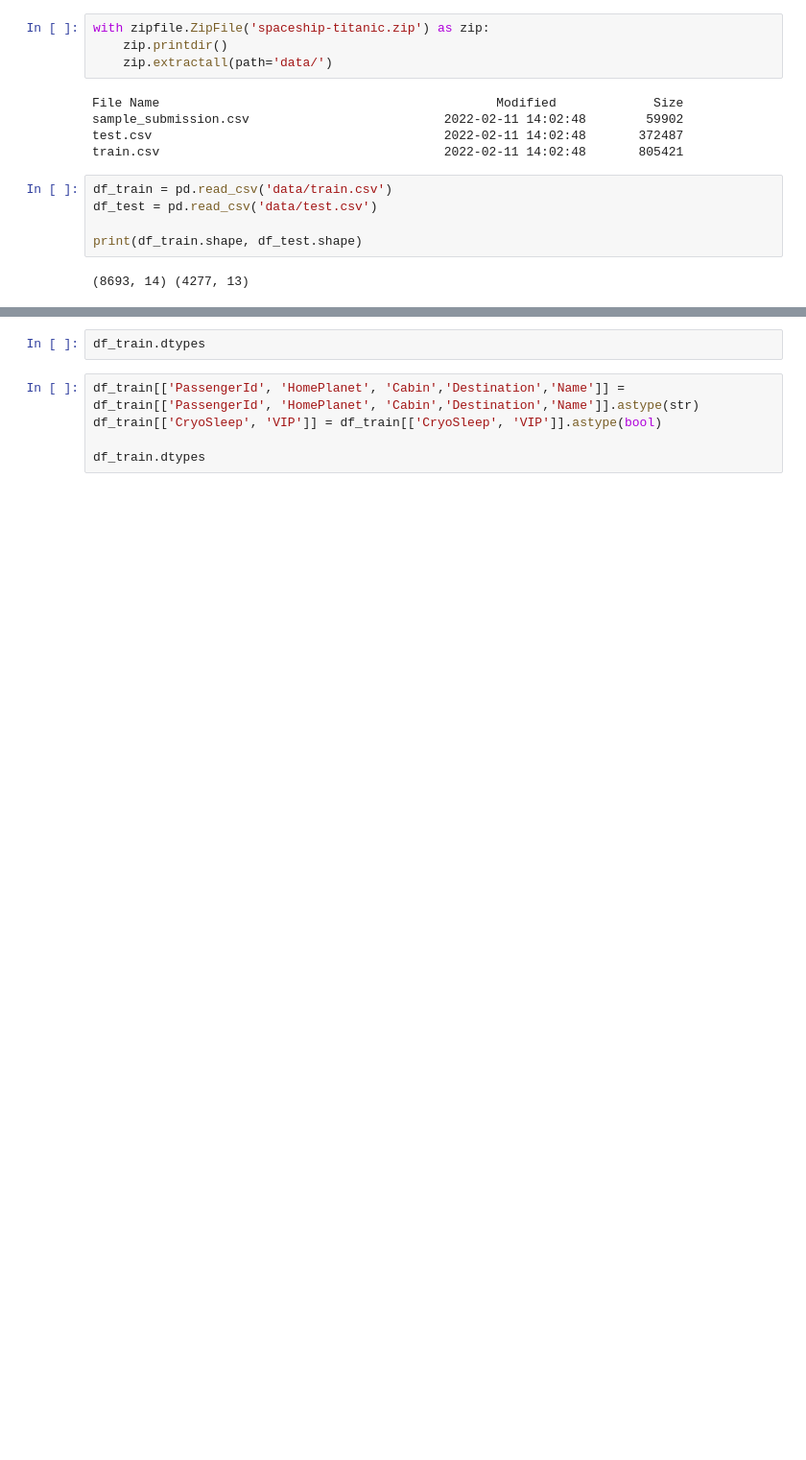
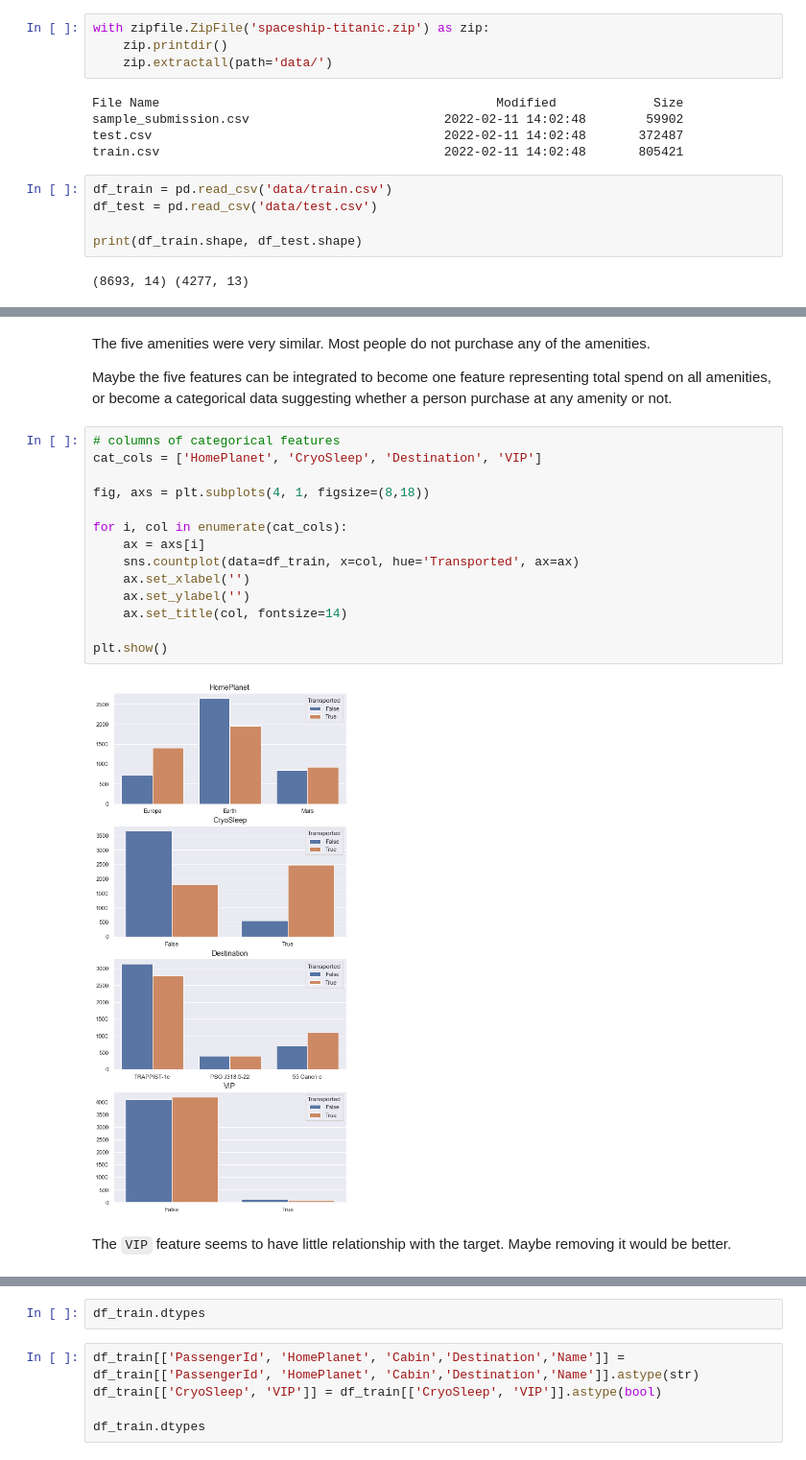
Before and after one commit to yulun-cd/space-titanic, a Jupyter notebook: space-titanic.ipynb, the cells around one changed output, grey strips where cells are left out. Shown: that part at 96% size. Drawn from its saved outputs; the diff is of its cells as text; blank space fills up the shorter version.

```diff
--- a/space-titanic.ipynb
+++ b/space-titanic.ipynb
@@ -46,0 +85,22 @@ df_train.describe()
+# %% [markdown]
+The five amenities were very similar. Most people do not purchase any of the amenities.
+
+Maybe the five features can be integrated to become one feature representing total spend on all amenities, or become a categorical data suggesting whether a person purchase at any amenity or not.
+# %%
+# columns of categorical features
+cat_cols = ['HomePlanet', 'CryoSleep', 'Destination', 'VIP']
+
+fig, axs = plt.subplots(4, 1, figsize=(8,18))
+
+for i, col in enumerate(cat_cols):
+    ax = axs[i]
+    sns.countplot(data=df_train, x=col, hue='Transported', ax=ax)
+    ax.set_xlabel('')
+    ax.set_ylabel('')
+    ax.set_title(col, fontsize=14)
+
+plt.show()
+# %% [output]
+[figure, added]
+# %% [markdown]
+The `VIP` feature seems to have little relationship with the target. Maybe removing it would be better.
```
Also changed, not shown: parts of 27 cells of this notebook.
